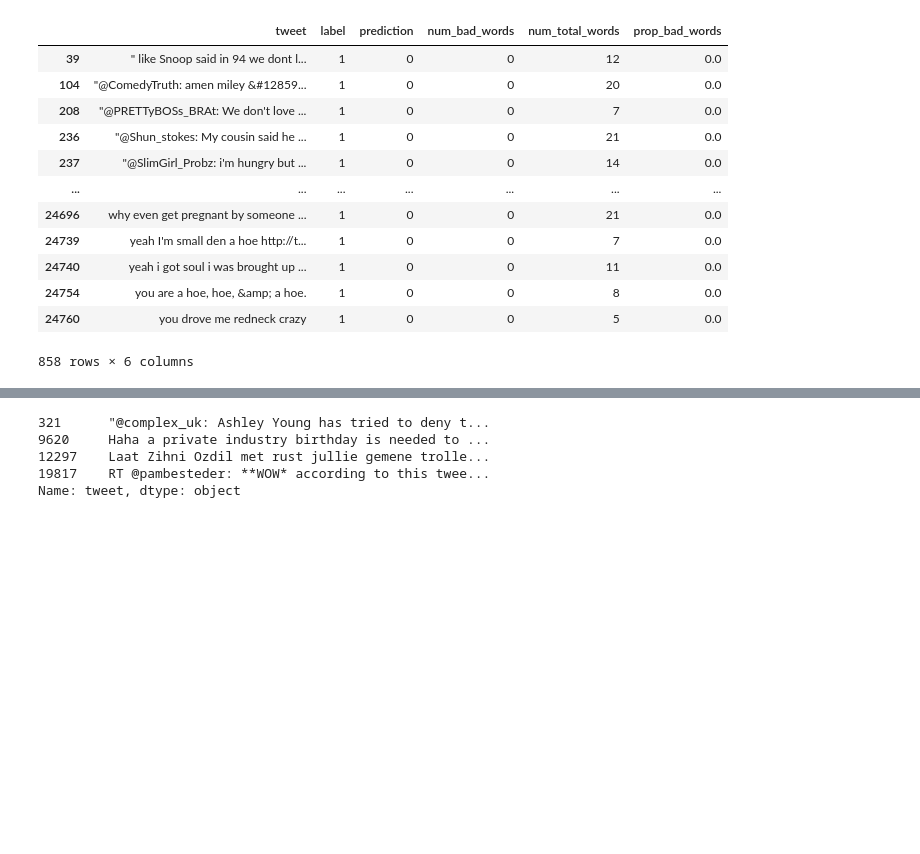
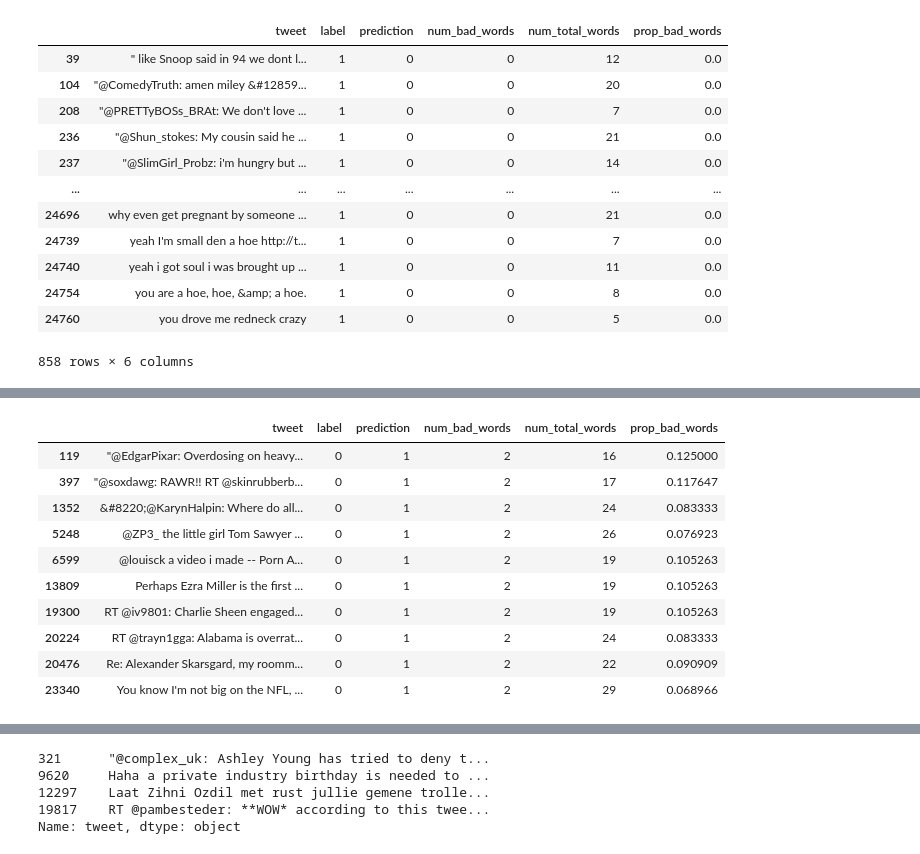
Before and after one commit to ellerywuyn/LEAR-lab, a Jupyter notebook: profanity_v3.ipynb, the cells around one changed output, grey strips where cells are left out. Saved outputs shown, nothing was run; the diff lists cells and outputs as text; code cells hidden in the pictures; blank space fills up the shorter version.

```diff
--- a/profanity_v3.ipynb
+++ b/profanity_v3.ipynb
@@ -234,0 +291,14 @@ df_0_bad[(df_0_bad["prediction"] == 0) & (df_0_bad["label"] == 1)]
+# %%
+df_2_bad[(df_2_bad["prediction"] == 1) & (df_2_bad["label"] == 0)]
+# %% [output]
+|  | tweet | label | prediction | num_bad_words | num_total_words | prop_bad_words |
+| 119 | "@EdgarPixar: Overdosing on heavy... | 0 | 1 | 2 | 16 | 0.125000 |
+| 397 | "@soxdawg: RAWR!! RT @skinrubberb... | 0 | 1 | 2 | 17 | 0.117647 |
+| 1352 | &#8220;@KarynHalpin: Where do all... | 0 | 1 | 2 | 24 | 0.083333 |
+| 5248 | @ZP3_ the little girl Tom Sawyer ... | 0 | 1 | 2 | 26 | 0.076923 |
+| 6599 | @louisck a video i made -- Porn A... | 0 | 1 | 2 | 19 | 0.105263 |
+| 13809 | Perhaps Ezra Miller is the first ... | 0 | 1 | 2 | 19 | 0.105263 |
+| 19300 | RT @iv9801: Charlie Sheen engaged... | 0 | 1 | 2 | 19 | 0.105263 |
+| 20224 | RT @trayn1gga: Alabama is overrat... | 0 | 1 | 2 | 24 | 0.083333 |
+| 20476 | Re: Alexander Skarsgard, my roomm... | 0 | 1 | 2 | 22 | 0.090909 |
+| 23340 | You know I'm not big on the NFL, ... | 0 | 1 | 2 | 29 | 0.068966 |
```
Also changed, not shown: parts of 6 cells of this notebook.
